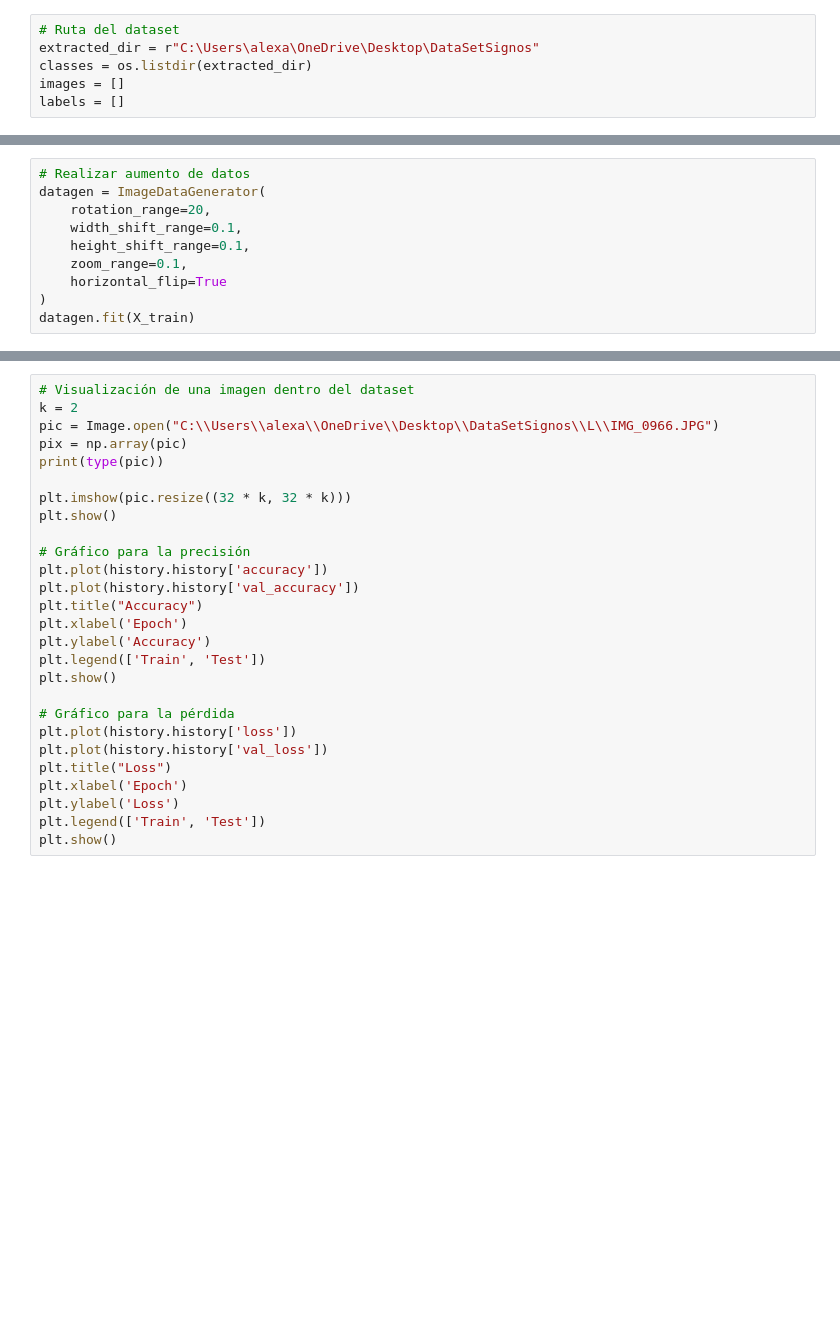
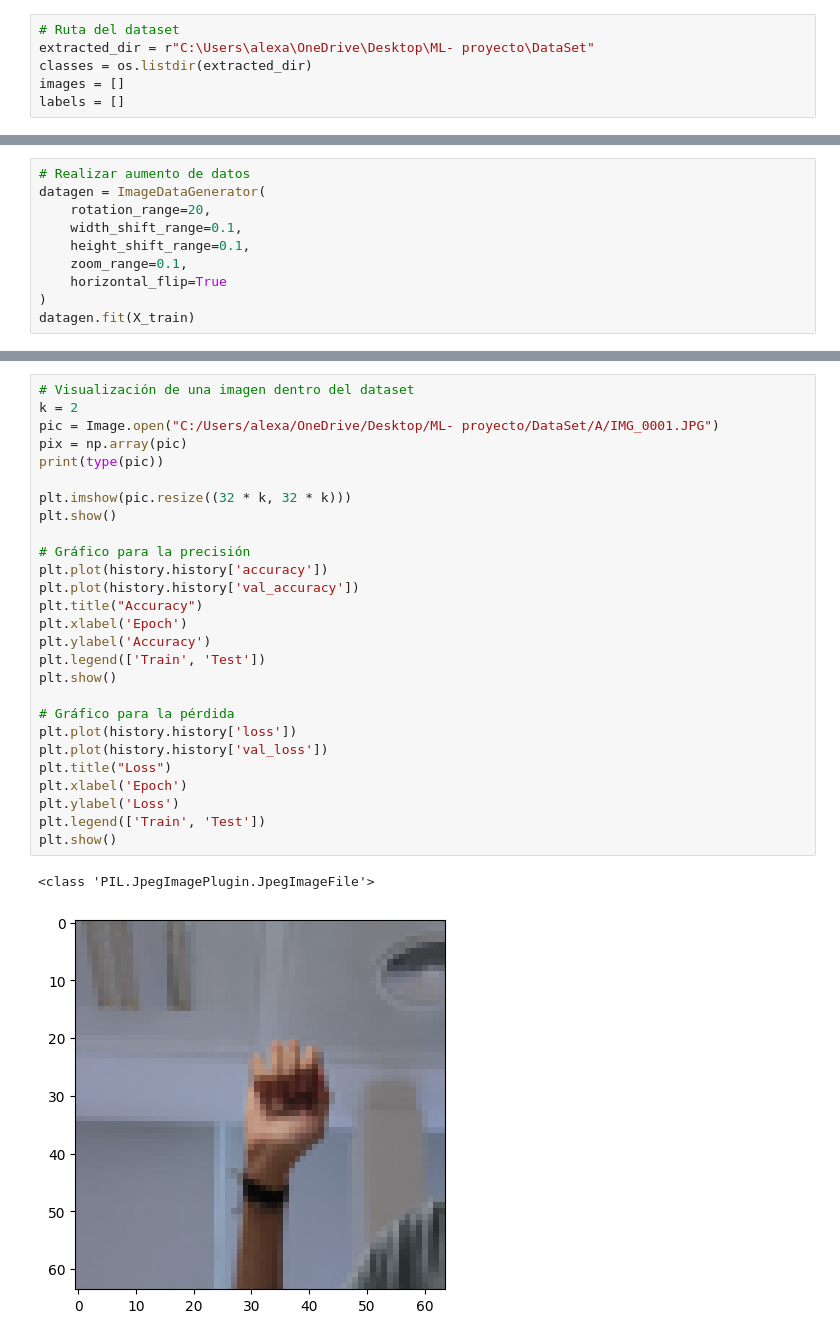
Before and after one commit to Alexandeeer1/ML, a Jupyter notebook: CODIGO.ipynb, the cells around one changed output, grey strips where cells are left out. Cells and saved outputs as stored; diff of their text form; blank space fills up the shorter version.

```diff
--- a/CODIGO.ipynb
+++ b/CODIGO.ipynb
@@ -11,7 +11,7 @@ from PIL import Image
 import matplotlib.pyplot as plt
 # %%
 # Ruta del dataset
-extracted_dir = r"C:\Users\alexa\OneDrive\Desktop\DataSetSignos"
+extracted_dir = r"C:\Users\alexa\OneDrive\Desktop\ML- proyecto\DataSet"
 classes = os.listdir(extracted_dir)
 images = []
 labels = []
@@ -93,27 +118,30 @@ print("Clase predicha:", predicted_class_name)
 # %%
 # Visualización de una imagen dentro del dataset
 k = 2
-pic = Image.open("C:\\Users\\alexa\\OneDrive\\Desktop\\DataSetSignos\\L\\IMG_0966.JPG")
+pic = Image.open("C:/Users/alexa/OneDrive/Desktop/ML- proyecto/DataSet/A/IMG_0001.JPG")
 pix = np.array(pic)
 print(type(pic))
 
 plt.imshow(pic.resize((32 * k, 32 * k)))
 plt.show()
 
 # Gráfico para la precisión
 plt.plot(history.history['accuracy'])
 plt.plot(history.history['val_accuracy'])
 plt.title("Accuracy")
 plt.xlabel('Epoch')
 plt.ylabel('Accuracy')
 plt.legend(['Train', 'Test'])
 plt.show()
 
 # Gráfico para la pérdida
 plt.plot(history.history['loss'])
 plt.plot(history.history['val_loss'])
 plt.title("Loss")
 plt.xlabel('Epoch')
 plt.ylabel('Loss')
 plt.legend(['Train', 'Test'])
 plt.show()
+# %% [output]
+<class 'PIL.JpegImagePlugin.JpegImageFile'>
+[figure, added]
```
Also changed, not shown: parts of 4 cells of this notebook, 1 other file.
